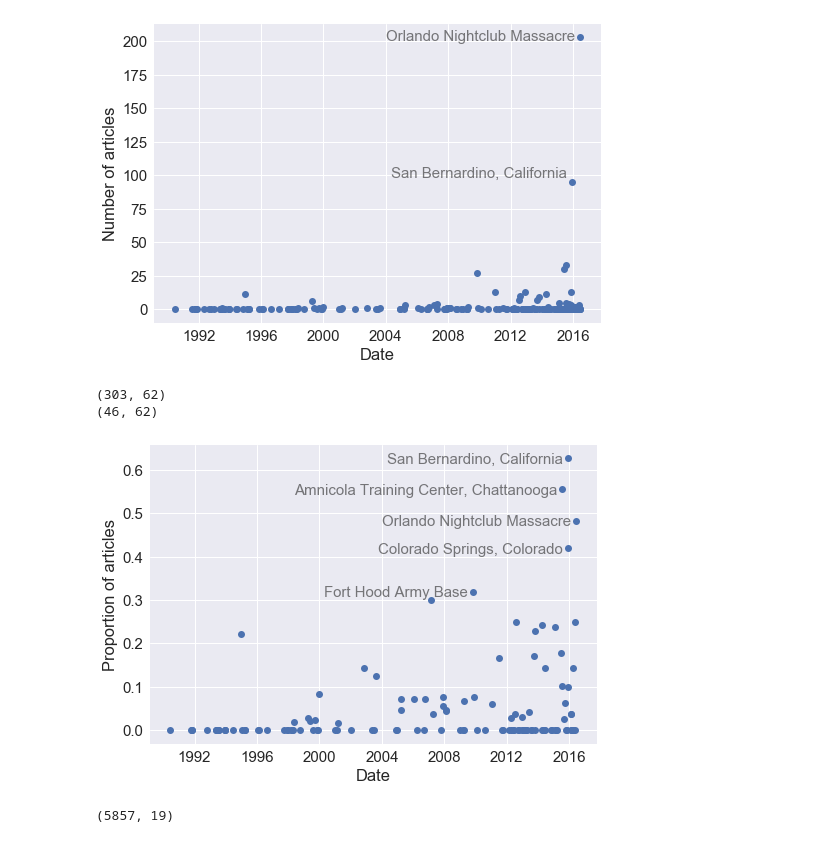
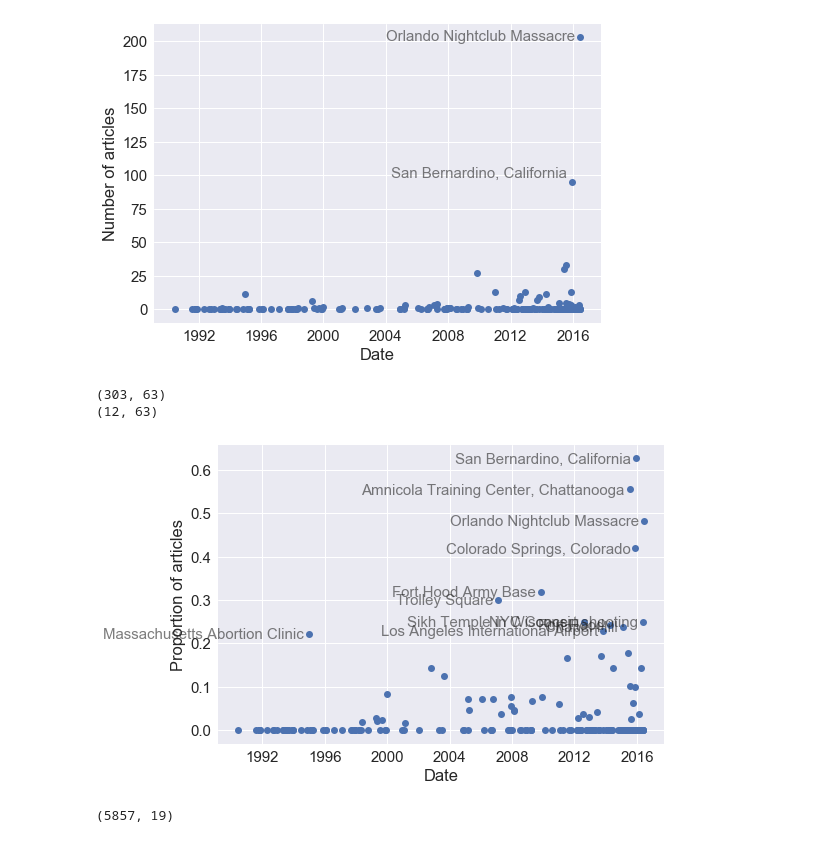
Before and after one commit to dallascard/terrorism, a Jupyter notebook: explore_articles.ipynb, the cells around one changed output. Cells and saved outputs as stored; diff of their text form; code cells hidden in the pictures.

```diff
--- a/explore_articles.ipynb
+++ b/explore_articles.ipynb
@@ -279,7 +279,7 @@ ax.set_title('Yearly average number of victims per incident');
 # %%
 fig, ax = plt.subplots(1, 1)
 ax.plot_date(df.date, df.n_fatalities)
-subset = df[df.n_fatalities > 20]
+subset = df[df.n_fatalities >= 10]
 for i in subset.index:
     row = subset.loc[i]
     if row.title.startswith('Luby'):
@@ -602,6 +619,7 @@ NameError: name 'n_sources' is not defined
 # %%
 input_dir = os.path.join('data', 'msa')
 df_parsed = pd.read_csv(os.path.join(input_dir, 'terrorism_counts.csv'), header=0, index_col=0)
+df_parsed = df_parsed[df_parsed.year >= 1990]
 
 fig, ax = plt.subplots(1, 1)
 ax.plot_date(df_parsed.date, df_parsed.n_valid_articles)
@@ -640,32 +658,34 @@ ax.set_ylabel('Number of articles');
 # %%
 fig, ax = plt.subplots(1, 1)
 
+df_parsed['terrorism_prop'] = 0
 for i in df_parsed.index:
     if df_parsed.loc[i, 'n_valid_articles'] > 4:
         #df_parsed.loc[i, 'terrorism_prop'] = df_parsed.loc[i, 'n_terrorism_mentions'] / df_parsed.loc[i, 'n_valid_articles']
         df_parsed.loc[i, 'terrorism_prop'] = df_parsed.loc[i, 'n_unnegated_terrorism_mentions'] / df_parsed.loc[i, 'n_valid_articles']
 
 print(df_parsed.shape)
-print(covered.shape)
 covered = df_parsed[df_parsed.n_valid_articles > 0]
 
 ax.plot_date(covered.date, covered.terrorism_prop)
-subset = subset[covered.terrorism_prop > 0.3]
+
+subset = covered[covered.terrorism_prop > 0.2]
+print(subset.shape)
 for i in subset.index:
     offset = 0
-    row = subset.loc[i]
-    if row.Title == 'Trolley Square':
-        offset = -6
+    row = covered.loc[i]
+    #if row.Title == 'Trolley Square':
+    #    offset = -6
     ax.annotate(' '.join(row.Title.split()[:4]), xy=(row.date, row.terrorism_prop), size=15, xytext=(-5, -5+offset), textcoords='offset points', alpha=0.6, horizontalalignment='right')
     count += 1
 ax.set_xlabel('Date')
 ax.set_ylabel('Proportion of articles');
 #ax.set_title('Number of articles per incident')
 plt.savefig('plots/terrorism_mentions.pdf')
 # %% [output]
-(303, 62)
-(46, 62)
+(303, 63)
+(12, 63)
-[figure, old version]
+[figure, new version]
 # %%
 print(df_out.shape)
 df_out.tail(n=3)
```
Also changed, not shown: parts of 6 cells of this notebook, 5 other files.
